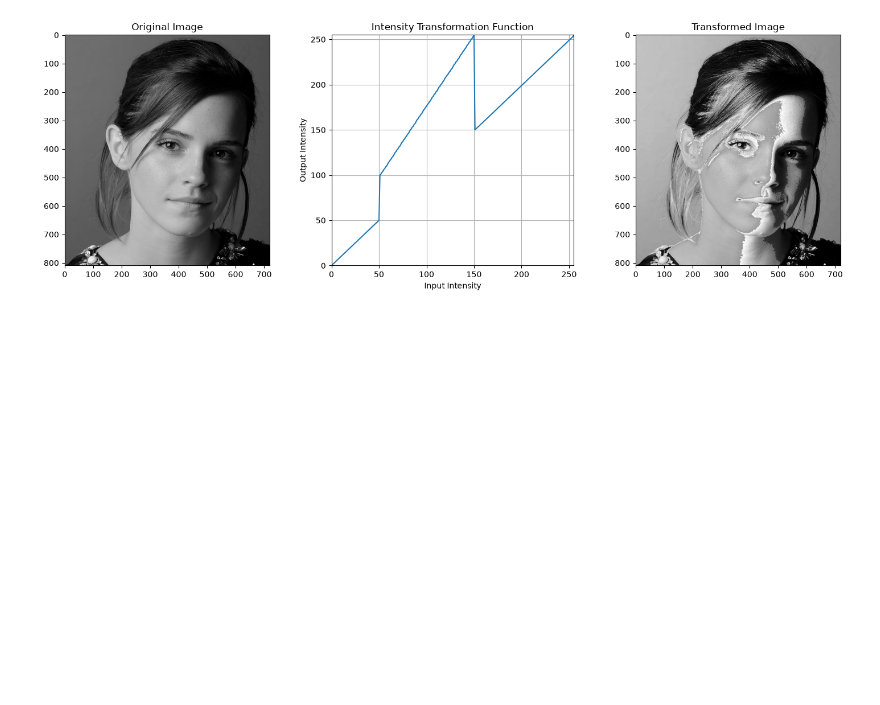
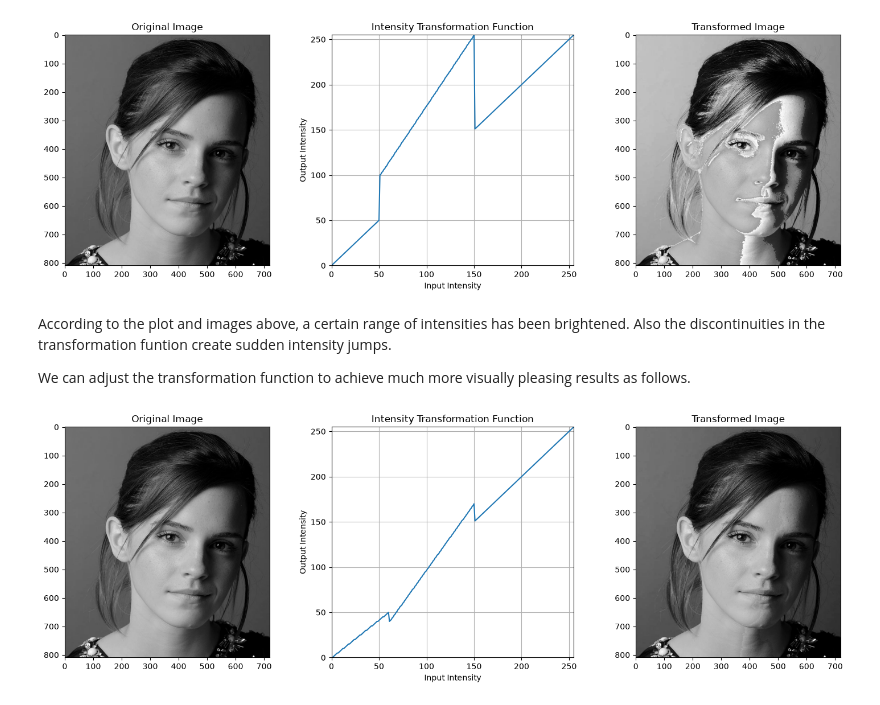
Before and after one commit to Achintha-Bandara/ITNF, a Jupyter notebook: main.ipynb, the cells around one changed output. Drawn from its saved outputs; the diff is of its cells as text; code cells hidden in the pictures; blank space fills up the shorter version.

Commit message:
Q1 - Adjusting tf

```diff
--- a/main.ipynb
+++ b/main.ipynb
@@ -42,3 +42,28 @@ plt.tight_layout()
 plt.show()
 # %% [output]
 [figure]
+# %% [markdown]
+According to the plot and images above, a certain range of intensities has been brightened. Also the discontinuities in the transformation funtion create sudden intensity jumps.
+
+We can adjust the transformation function to achieve much more visually pleasing results as follows.
+# %%
+bp = np.array([(0, 0), (60, 50), (61, 40), (150, 170), (151, 151), (255, 255)])
+
+img_transformed, tf = intensity_transform(img_emma, bp)
+
+fig, ax = plt.subplots(1, 3, figsize=(15, 5))
+ax[0].imshow(img_emma, cmap='gray')
+ax[0].set_title('Original Image')
+ax[1].plot(tf)
+ax[1].set_title('Intensity Transformation Function')
+ax[1].set_xlabel('Input Intensity')
+ax[1].set_ylabel('Output Intensity')
+ax[1].set_xlim([0, 255])
+ax[1].set_ylim([0, 255])
+ax[1].grid()
+ax[2].imshow(img_transformed, cmap='gray')
+ax[2].set_title('Transformed Image')
+plt.tight_layout()
+plt.show()
+# %% [output]
+[figure, added]
```
Also changed, not shown: parts of 2 cells of this notebook.
